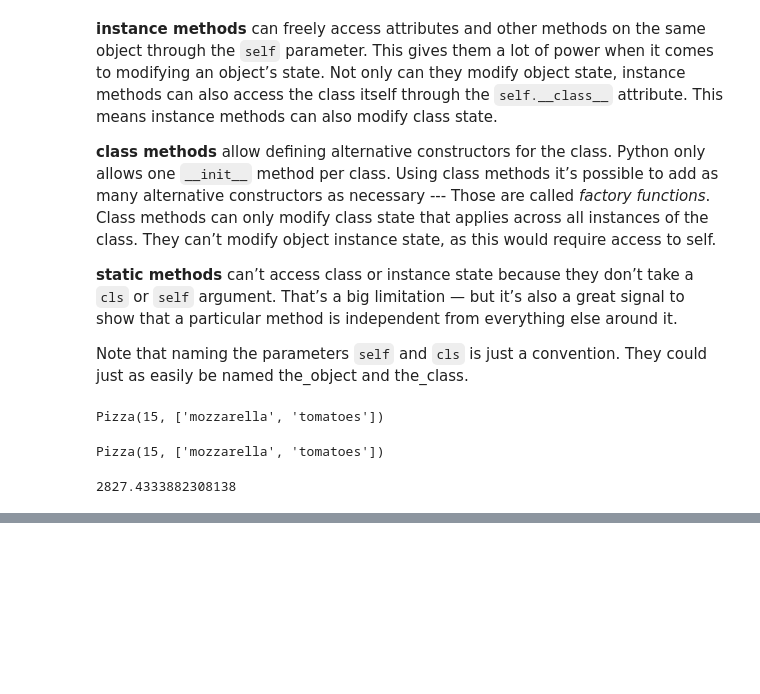
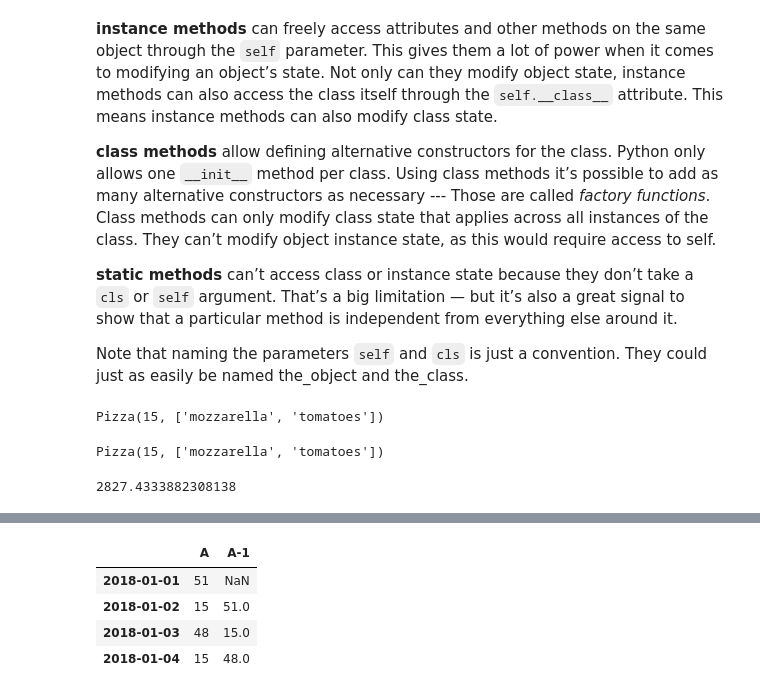
Before and after one commit to borissnapir/playground, a Jupyter notebook: python_oop/python_oop.ipynb, the cells around one changed output, grey strips where cells are left out. Cells and saved outputs as stored; diff of their text form; code cells hidden in the pictures; blank space fills up the shorter version.

```diff
--- a/python_oop/python_oop.ipynb
+++ b/python_oop/python_oop.ipynb
@@ -54,0 +129,8 @@ pizza.area()
+# %%
+df.reindex()
+# %% [output]
+|  | A | A-1 |
+| 2018-01-01 | 51 | NaN |
+| 2018-01-02 | 15 | 51.0 |
+| 2018-01-03 | 48 | 15.0 |
+| 2018-01-04 | 15 | 48.0 |
```
Also changed, not shown: parts of 10 cells of this notebook, 6 other files.
